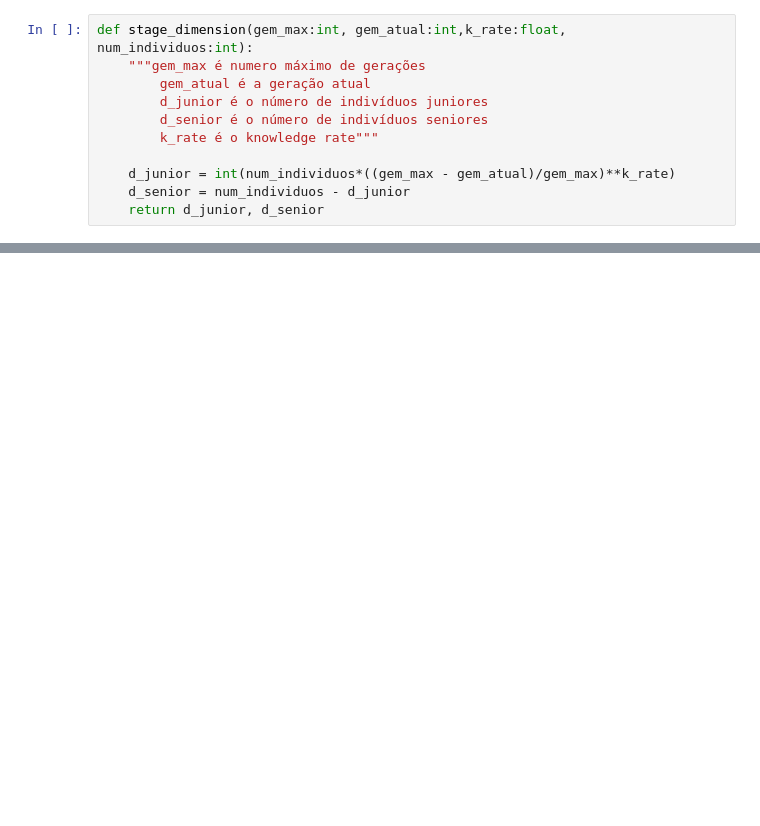
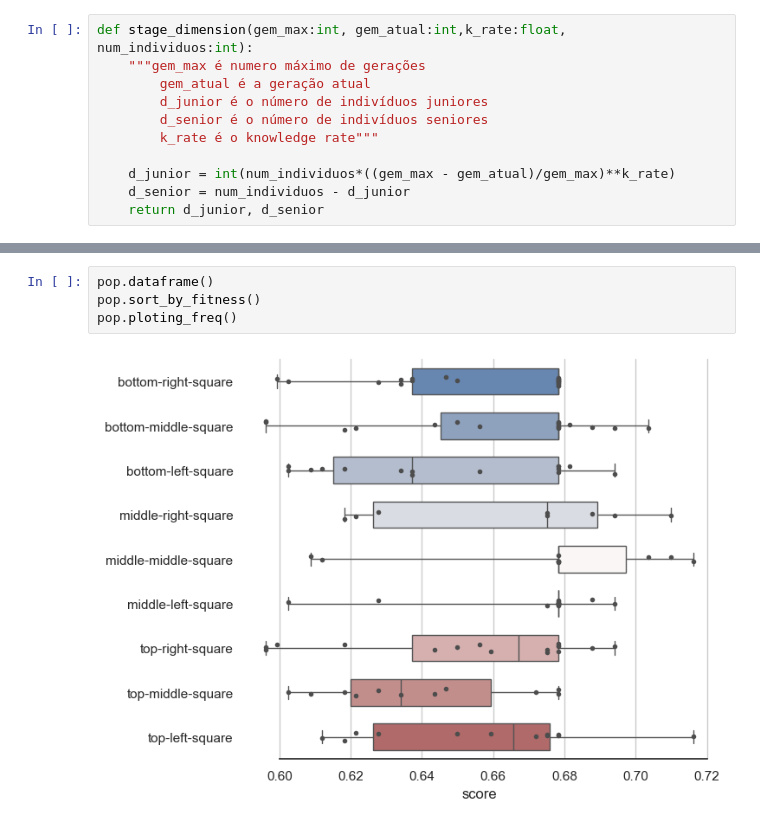
Before and after one commit to Romulol-B/pBGSK, a Jupyter notebook: notebooks/fs-pbgsk.ipynb, the cells around one changed output, grey strips where cells are left out. Drawn from its saved outputs; the diff is of its cells as text; blank space fills up the shorter version.

```diff
--- a/notebooks/fs-pbgsk.ipynb
+++ b/notebooks/fs-pbgsk.ipynb
@@ -155,0 +221,6 @@ InvalidIndexError: (slice(None, None, None), array([0, 1, 2, 3, 4, 5, 8]))
+# %%
+pop.dataframe()
+pop.sort_by_fitness()
+pop.ploting_freq()
+# %% [output]
+[figure, added]
```
Also changed, not shown: parts of 9 cells of this notebook.
